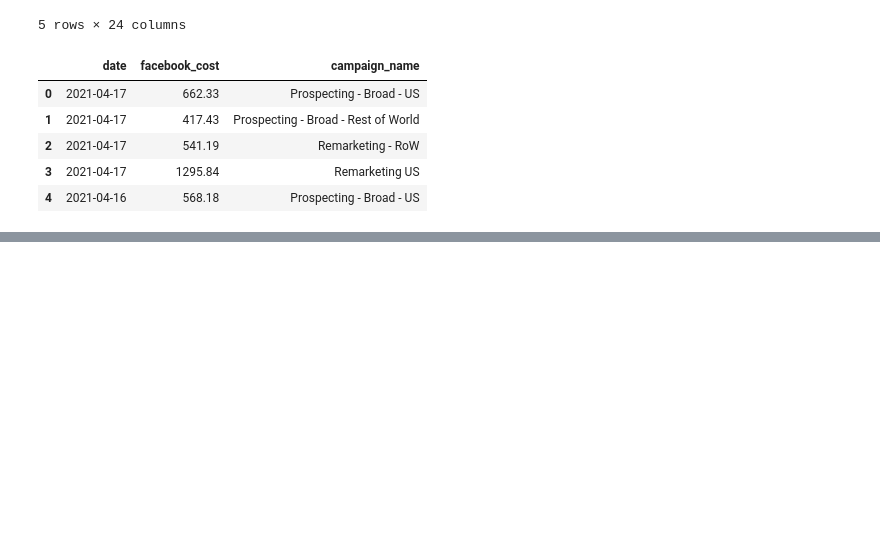
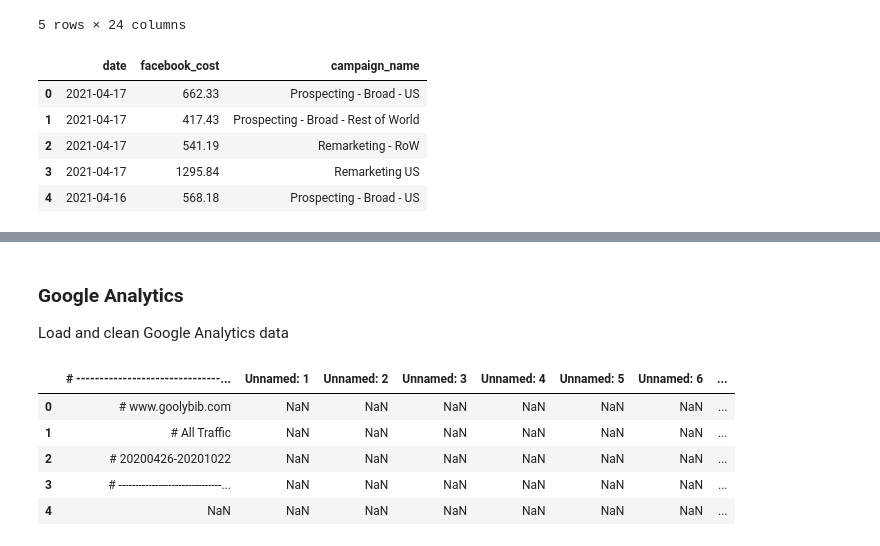
Before and after one commit to hammer-mt/VEX-MMM, a Jupyter notebook: notebooks/Data Cleaning.ipynb, the cells around one changed output, grey strips where cells are left out. Saved outputs shown, nothing was run; the diff lists cells and outputs as text; code cells hidden in the pictures; blank space fills up the shorter version.

```diff
--- a/notebooks/Data Cleaning.ipynb
+++ b/notebooks/Data Cleaning.ipynb
@@ -66,0 +126,15 @@ df.head()
+# %% [markdown]
+### Google Analytics
+Load and clean Google Analytics data
+# %%
+# Load example Google Analytics data
+file_name = "GoolyBib-trafficsources-all-traffic.csv"
+data = pd.read_csv('../data/'+file_name)
+data.head()
+# %% [output]
+|  | # -------------------------------... | Unnamed: 1 | Unnamed: 2 | Unnamed: 3 | Unnamed: 4 | Unnamed: 5 | Unnamed: 6 | ... |
+| 0 | # www.goolybib.com | NaN | NaN | NaN | NaN | NaN | NaN | ... |
+| 1 | # All Traffic | NaN | NaN | NaN | NaN | NaN | NaN | ... |
+| 2 | # 20200426-20201022 | NaN | NaN | NaN | NaN | NaN | NaN | ... |
+| 3 | # -------------------------------... | NaN | NaN | NaN | NaN | NaN | NaN | ... |
+| 4 | NaN | NaN | NaN | NaN | NaN | NaN | NaN | ... |
```
Also changed, not shown: parts of 11 cells of this notebook, 4 other files.
